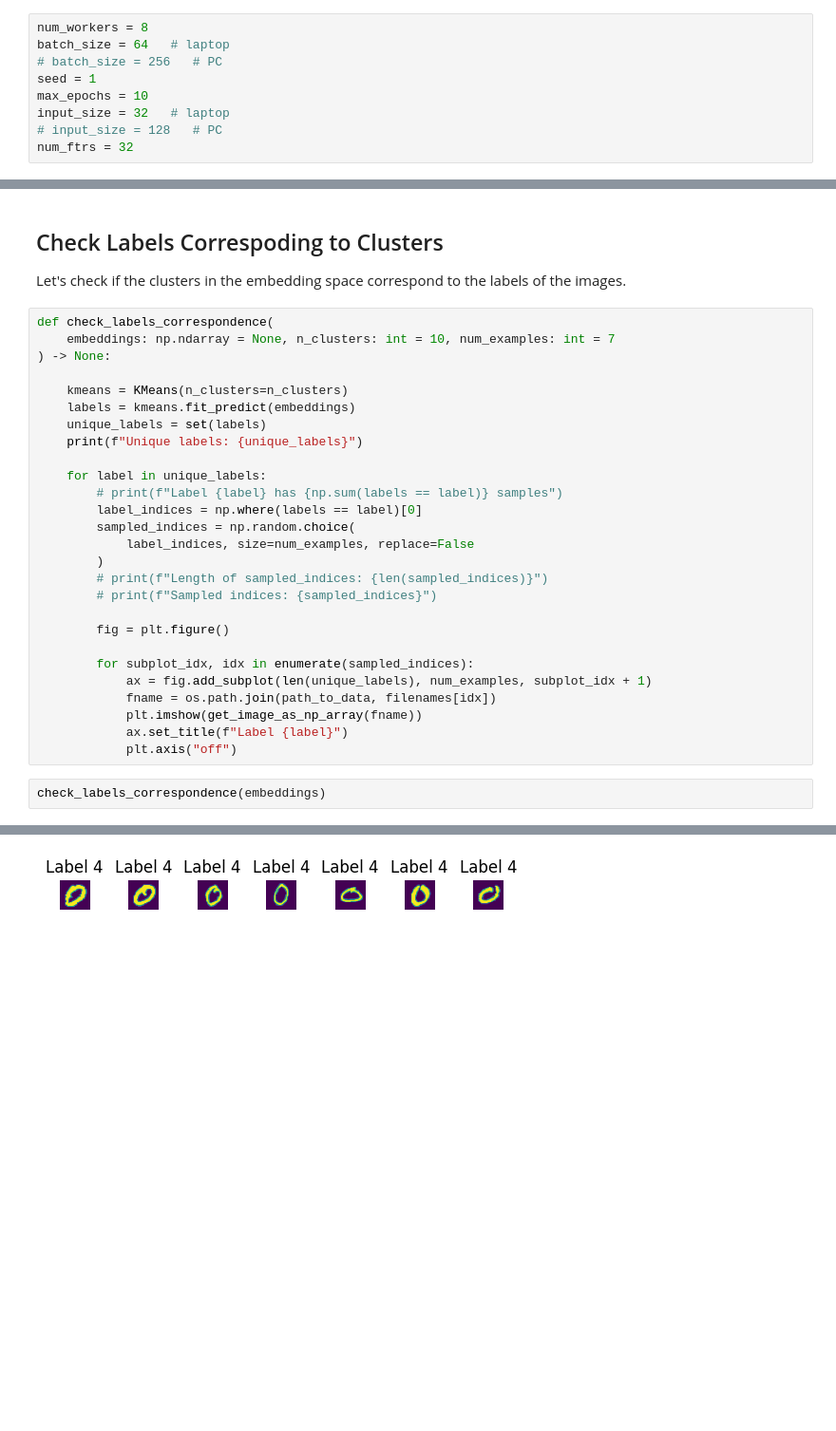
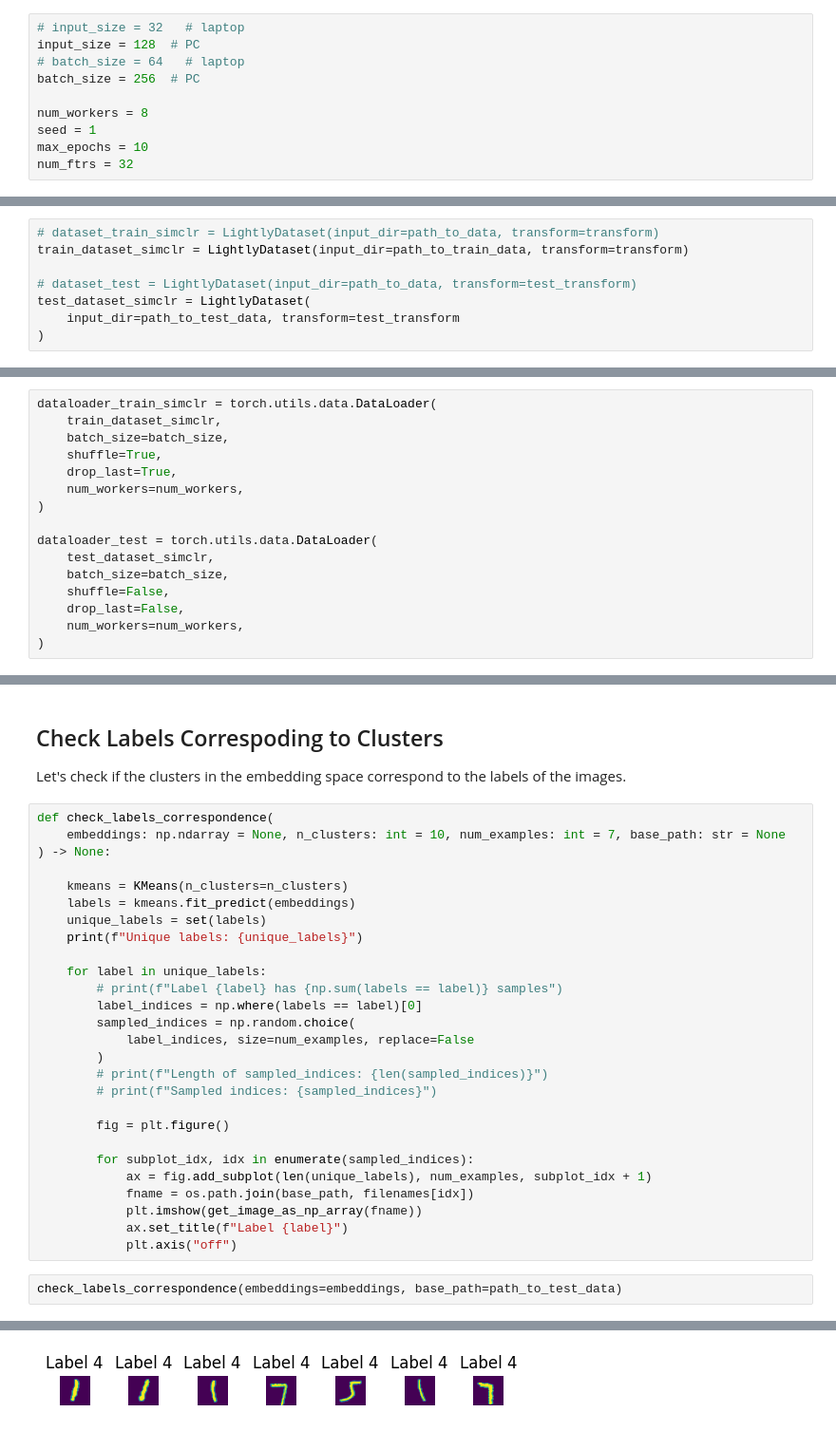
Before and after one commit to MKaczkow/ml_concepts, a Jupyter notebook: ideas/ssl/simcrl_mnist.ipynb, the cells around one changed output, grey strips where cells are left out. Shown at 95% size. Drawn from its saved outputs; the diff is of its cells as text; blank space fills up the shorter version.

```diff
--- a/ideas/ssl/simcrl_mnist.ipynb
+++ b/ideas/ssl/simcrl_mnist.ipynb
@@ -40,13 +40,14 @@ Feel free to change them and analyze the effect.
 The default configuration with a batch size of 256 and input resolution of 128
 requires 6GB of GPU memory.
 # %%
+# input_size = 32   # laptop
+input_size = 128  # PC
+# batch_size = 64   # laptop
+batch_size = 256  # PC
+
 num_workers = 8
-batch_size = 64   # laptop
-# batch_size = 256   # PC
 seed = 1
 max_epochs = 10
-input_size = 32   # laptop
-# input_size = 128   # PC
 num_ftrs = 32
 # %% [markdown]
 Let's set the seed for our experiments
@@ -160,0 +152,8 @@ dataloader_test = torch.utils.data.DataLoader(
+# %%
+# dataset_train_simclr = LightlyDataset(input_dir=path_to_data, transform=transform)
+train_dataset_simclr = LightlyDataset(input_dir=path_to_train_data, transform=transform)
+
+# dataset_test = LightlyDataset(input_dir=path_to_data, transform=test_transform)
+test_dataset_simclr = LightlyDataset(
+    input_dir=path_to_test_data, transform=test_transform
+)
@@ -160,0 +166,16 @@ dataloader_test = torch.utils.data.DataLoader(
+# %%
+dataloader_train_simclr = torch.utils.data.DataLoader(
+    train_dataset_simclr,
+    batch_size=batch_size,
+    shuffle=True,
+    drop_last=True,
+    num_workers=num_workers,
+)
+
+dataloader_test = torch.utils.data.DataLoader(
+    test_dataset_simclr,
+    batch_size=batch_size,
+    shuffle=False,
+    drop_last=False,
+    num_workers=num_workers,
+)
@@ -490,7 +604,7 @@ Plotting 100 points out of 10000
 Let's check if the clusters in the embedding space correspond to the labels of the images.
 # %%
 def check_labels_correspondence(
-    embeddings: np.ndarray = None, n_clusters: int = 10, num_examples: int = 7
+    embeddings: np.ndarray = None, n_clusters: int = 10, num_examples: int = 7, base_path: str = None
 ) -> None:
 
     kmeans = KMeans(n_clusters=n_clusters)
@@ -511,11 +625,11 @@ def check_labels_correspondence(
 
         for subplot_idx, idx in enumerate(sampled_indices):
             ax = fig.add_subplot(len(unique_labels), num_examples, subplot_idx + 1)
-            fname = os.path.join(path_to_data, filenames[idx])
+            fname = os.path.join(base_path, filenames[idx])
             plt.imshow(get_image_as_np_array(fname))
             ax.set_title(f"Label {label}")
             plt.axis("off")
 # %%
-check_labels_correspondence(embeddings)
+check_labels_correspondence(embeddings=embeddings, base_path=path_to_test_data)
 # %% [output]
 Unique labels: {0, 1, 2, 3, 4, 5, 6, 7, 8, 9}
@@ -526 +640 @@ Unique labels: {0, 1, 2, 3, 4, 5, 6, 7, 8, 9}
-[figure, old version]
+[figure, new version]
```
Also changed, not shown: parts of 21 cells of this notebook, 1 other file.
